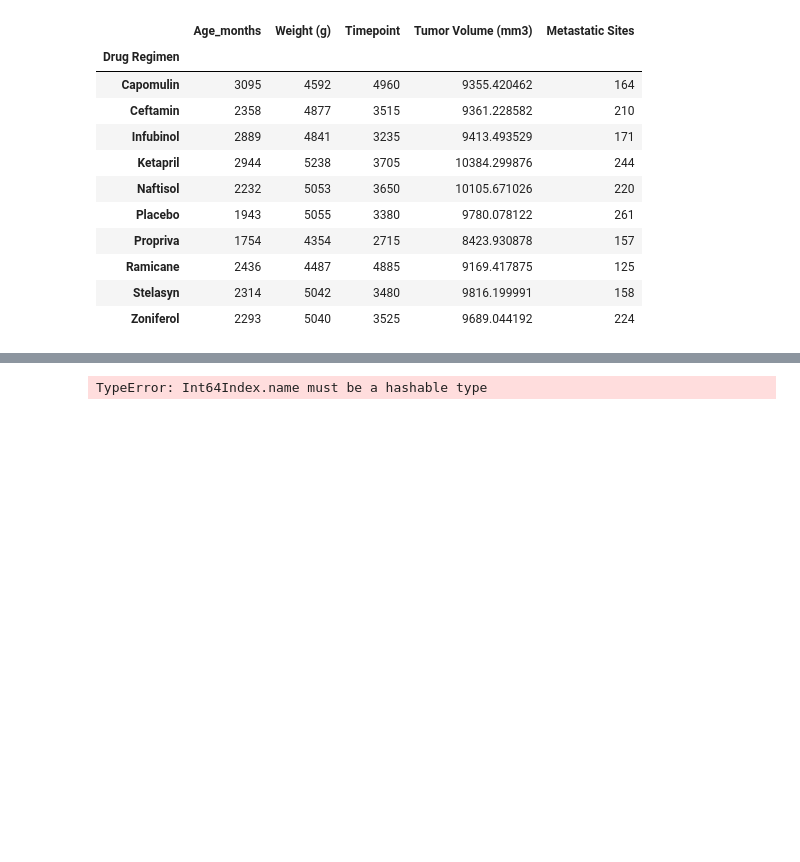
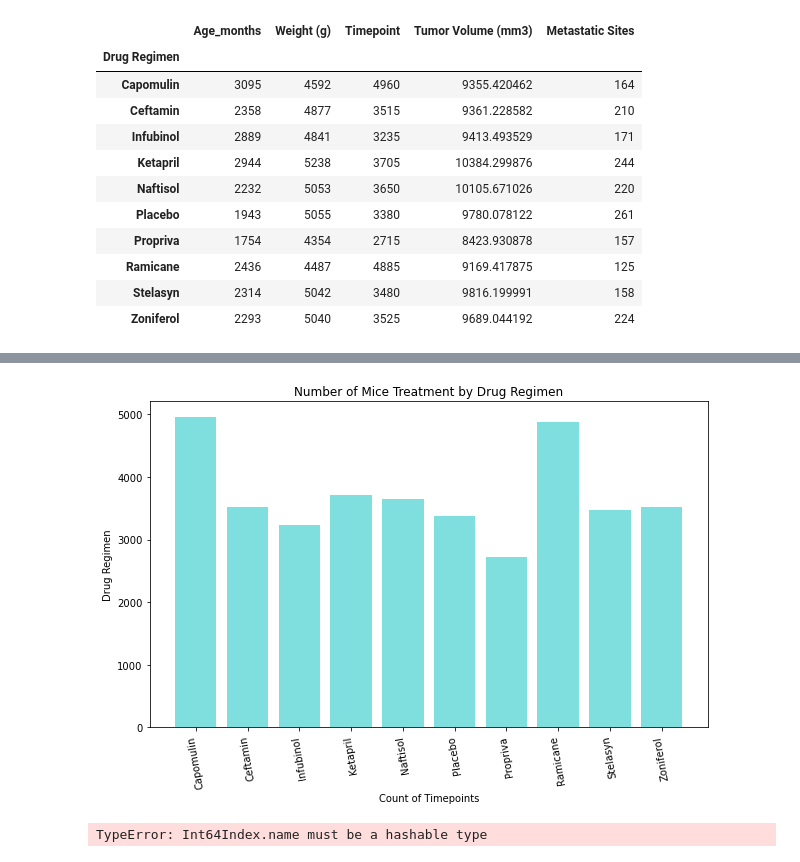
Before and after one commit to kaylajgranados/Pharmaceutical-Treatment-Testing, a Jupyter notebook: pymaceuticals_starter.ipynb, the cells around one changed output, grey strips where cells are left out. Saved outputs shown, nothing was run; the diff lists cells and outputs as text; code cells hidden in the pictures; blank space fills up the shorter version.

```diff
--- a/pymaceuticals_starter.ipynb
+++ b/pymaceuticals_starter.ipynb
@@ -208,3 +210,17 @@ TypeError: 'DataFrame' object is not callable
+# %%
+timepoint=drug_regimen["Timepoint"]
+x_axis =drug_regimen["Drug Regimen"]
+plt.figure(figsize=(10, 6))
+plt.bar(x_axis, timepoint, color='c', alpha=0.5, align="center")
+
+plt.title("Number of Mice Treatment by Drug Regimen")
+plt.xlabel("Count of Timepoints")
+plt.ylabel("Drug Regimen")
+
+#Rotate X axis
+xticks = plt.xticks(rotation=100)
+# %% [output]
+[figure, added]
 # %%
 # Generate a pie plot showing the distribution of female versus male mice using Pandas
 
```
Also changed, not shown: parts of 4 cells of this notebook.
